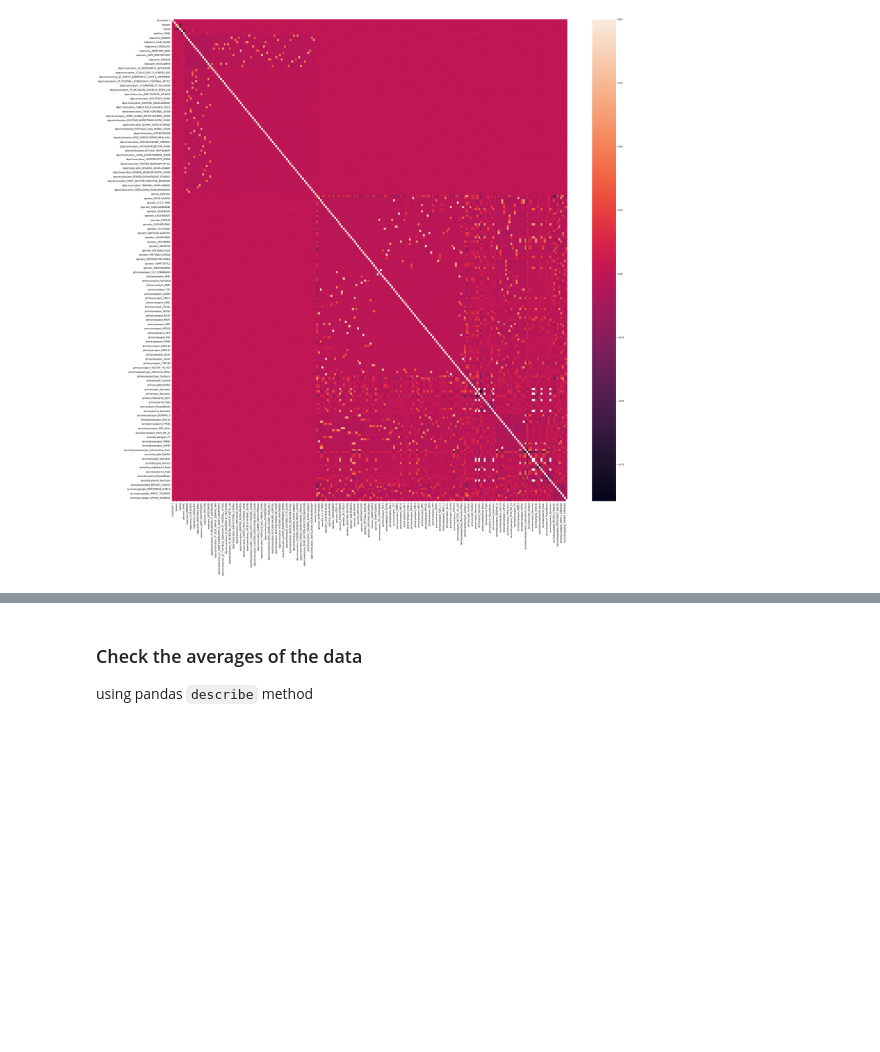
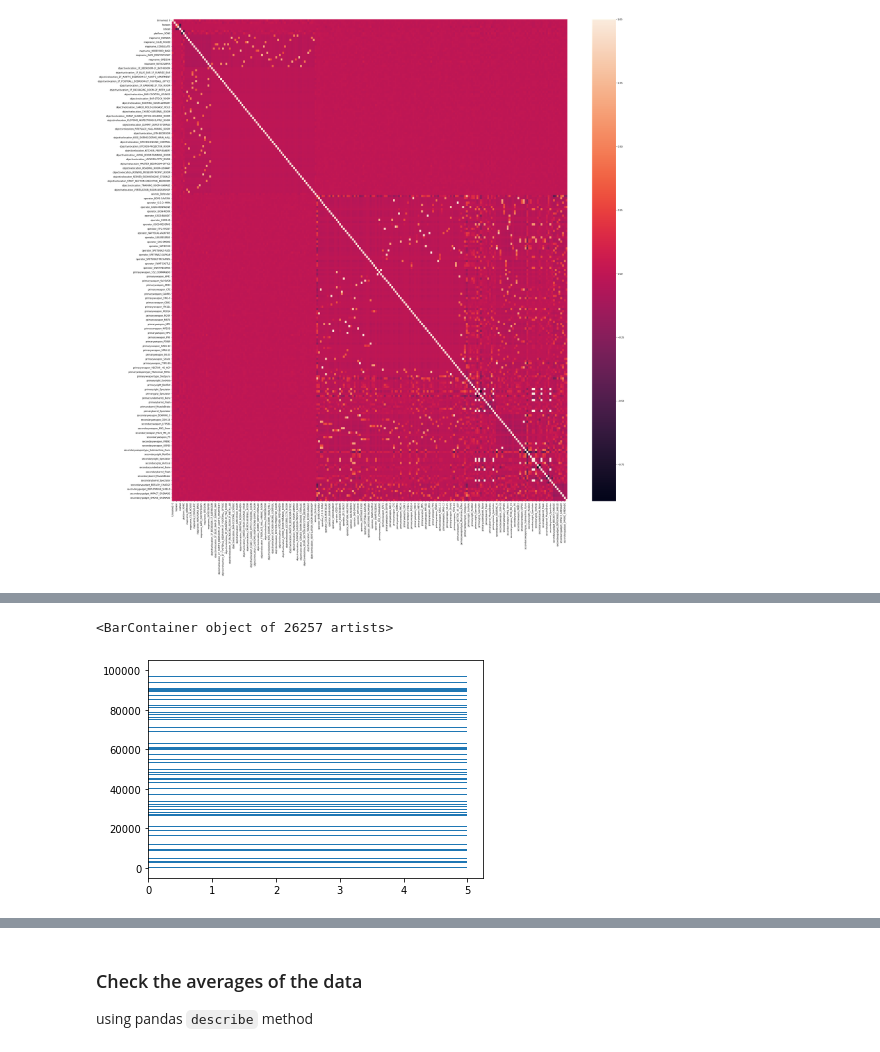
Before and after one commit to yonichanowitz/phase-3-project, a Jupyter notebook: index.ipynb, the cells around one changed output, grey strips where cells are left out. Saved outputs shown, nothing was run; the diff lists cells and outputs as text; code cells hidden in the pictures; blank space fills up the shorter version.

Commit message:
testing image layout on github

```diff
--- a/index.ipynb
+++ b/index.ipynb
@@ -234,0 +261,5 @@ sns.heatmap(dummy_bomb.corr())
+# %%
+plt.barh(dummy_bomb['Unnamed: 0'], width=5)
+# %% [output]
+<BarContainer object of 26257 artists>
+[figure, added]
```
Also changed, not shown: parts of 37 cells of this notebook, 2 other files.
